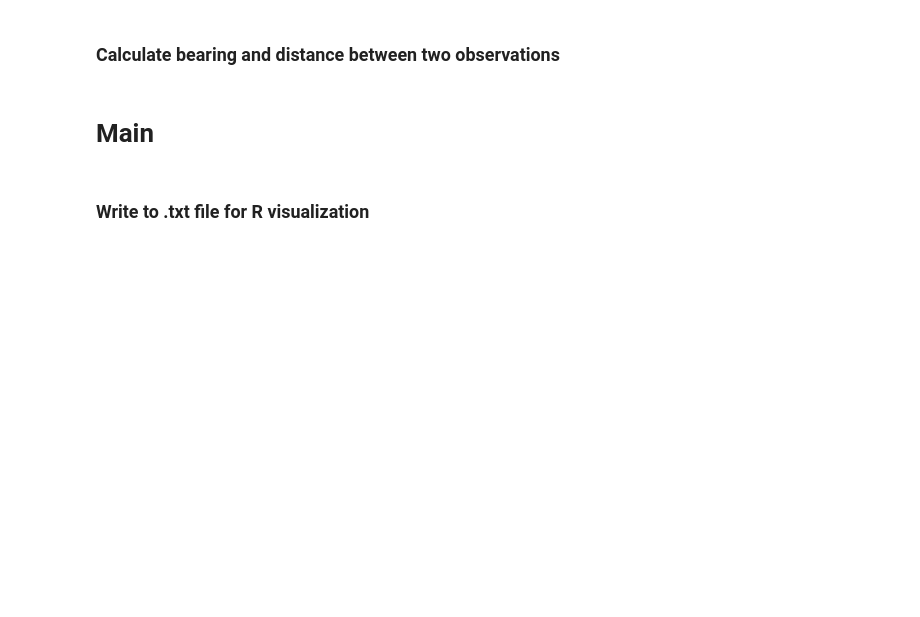
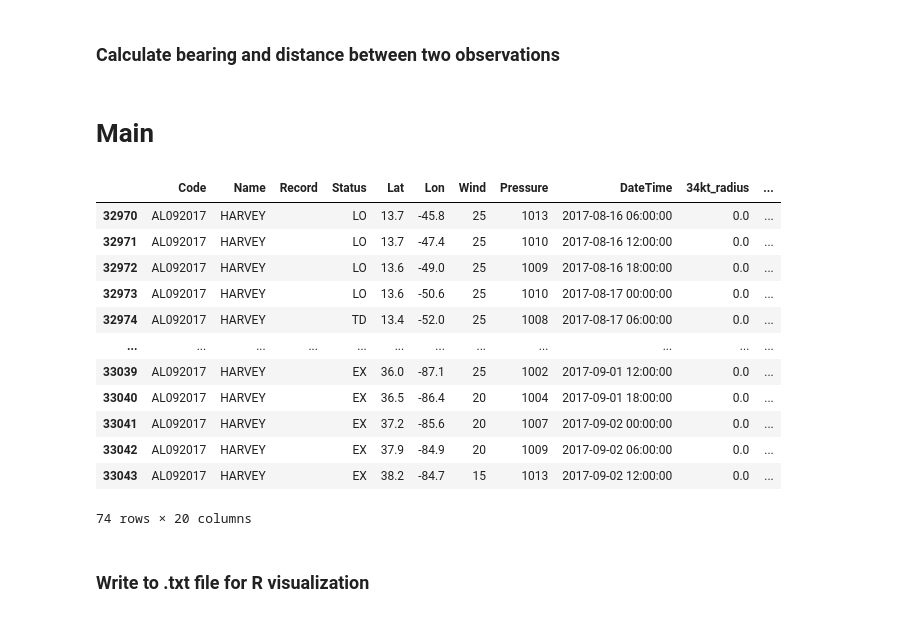
Before and after one commit to SamLeBlanc/Hurricane-RI-Analysis, a Jupyter notebook: scripts/RI_Analysis.ipynb, the cells around one changed output. Drawn from its saved outputs; the diff is of its cells as text; code cells hidden in the pictures; blank space fills up the shorter version.

```diff
--- a/scripts/RI_Analysis.ipynb
+++ b/scripts/RI_Analysis.ipynb
@@ -359,6 +359,22 @@ df = create_acceleration_column(df)
 df.to_pickle("11_18_21.pkl")
 # %%
 df = pd.read_pickle("11_18_21.pkl")
+# %%
+df[df.Code == 'AL092017']
+# %% [output]
+|  | Code | Name | Record | Status | Lat | Lon | Wind | Pressure | DateTime | 34kt_radius | ... |
+| 32970 | AL092017 | HARVEY |  | LO | 13.7 | -45.8 | 25 | 1013 | 2017-08-16 06:00:00 | 0.0 | ... |
+| 32971 | AL092017 | HARVEY |  | LO | 13.7 | -47.4 | 25 | 1010 | 2017-08-16 12:00:00 | 0.0 | ... |
+| 32972 | AL092017 | HARVEY |  | LO | 13.6 | -49.0 | 25 | 1009 | 2017-08-16 18:00:00 | 0.0 | ... |
+| 32973 | AL092017 | HARVEY |  | LO | 13.6 | -50.6 | 25 | 1010 | 2017-08-17 00:00:00 | 0.0 | ... |
+| 32974 | AL092017 | HARVEY |  | TD | 13.4 | -52.0 | 25 | 1008 | 2017-08-17 06:00:00 | 0.0 | ... |
+| ... | ... | ... | ... | ... | ... | ... | ... | ... | ... | ... | ... |
+| 33039 | AL092017 | HARVEY |  | EX | 36.0 | -87.1 | 25 | 1002 | 2017-09-01 12:00:00 | 0.0 | ... |
+| 33040 | AL092017 | HARVEY |  | EX | 36.5 | -86.4 | 20 | 1004 | 2017-09-01 18:00:00 | 0.0 | ... |
+| 33041 | AL092017 | HARVEY |  | EX | 37.2 | -85.6 | 20 | 1007 | 2017-09-02 00:00:00 | 0.0 | ... |
+| 33042 | AL092017 | HARVEY |  | EX | 37.9 | -84.9 | 20 | 1009 | 2017-09-02 06:00:00 | 0.0 | ... |
+| 33043 | AL092017 | HARVEY |  | EX | 38.2 | -84.7 | 15 | 1013 | 2017-09-02 12:00:00 | 0.0 | ... |
+74 rows × 20 columns
 # %% [markdown]
 ### Write to .txt file for R visualization
 # %%
```
Also changed, not shown: 2 other files.
